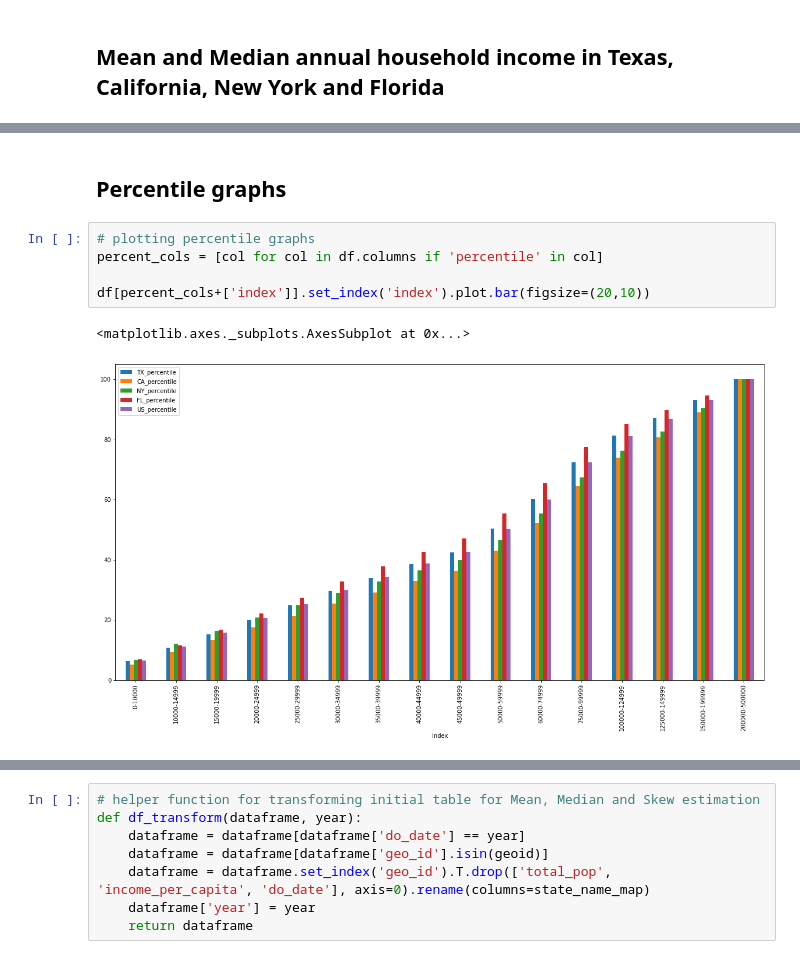
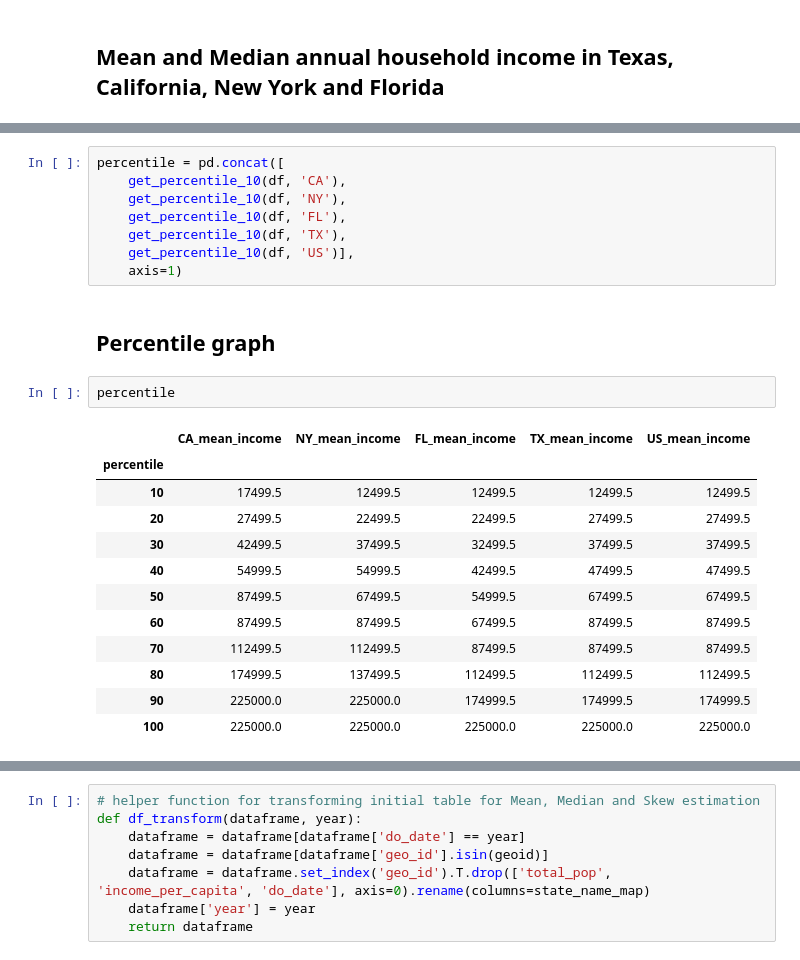
Before and after one commit to EugeniaDickson/zillow_rent_index, a Jupyter notebook: Jane/sql_problem_solutions.ipynb, the cells around one changed output, grey strips where cells are left out. Drawn from its saved outputs; the diff is of its cells as text.

```diff
--- a/Jane/sql_problem_solutions.ipynb
+++ b/Jane/sql_problem_solutions.ipynb
@@ -182,10 +153,25 @@ df[hist_cols+['index']].set_index('index').plot.bar(figsize=(20,10))
+# %%
+percentile = pd.concat([
+    get_percentile_10(df, 'CA'),
+    get_percentile_10(df, 'NY'),
+    get_percentile_10(df, 'FL'),
+    get_percentile_10(df, 'TX'),
+    get_percentile_10(df, 'US')],
+    axis=1)
 # %% [markdown]
-## Percentile graphs
+## Percentile graph
-# %%
-# plotting percentile graphs
-percent_cols = [col for col in df.columns if 'percentile' in col]
-
-df[percent_cols+['index']].set_index('index').plot.bar(figsize=(20,10))
-# %% [output]
-<matplotlib.axes._subplots.AxesSubplot at 0x...>
-[figure, removed]
+# %%
+percentile
+# %% [output]
+|  | CA_mean_income | NY_mean_income | FL_mean_income | TX_mean_income | US_mean_income |
+| percentile |  |  |  |  |  |
+| 10 | 17499.5 | 12499.5 | 12499.5 | 12499.5 | 12499.5 |
+| 20 | 27499.5 | 22499.5 | 22499.5 | 27499.5 | 27499.5 |
+| 30 | 42499.5 | 37499.5 | 32499.5 | 37499.5 | 37499.5 |
+| 40 | 54999.5 | 54999.5 | 42499.5 | 47499.5 | 47499.5 |
+| 50 | 87499.5 | 67499.5 | 54999.5 | 67499.5 | 67499.5 |
+| 60 | 87499.5 | 87499.5 | 67499.5 | 87499.5 | 87499.5 |
+| 70 | 112499.5 | 112499.5 | 87499.5 | 87499.5 | 87499.5 |
+| 80 | 174999.5 | 137499.5 | 112499.5 | 112499.5 | 112499.5 |
+| 90 | 225000.0 | 225000.0 | 174999.5 | 174999.5 | 174999.5 |
+| 100 | 225000.0 | 225000.0 | 225000.0 | 225000.0 | 225000.0 |
```
Also changed, not shown: parts of 22 cells of this notebook.
